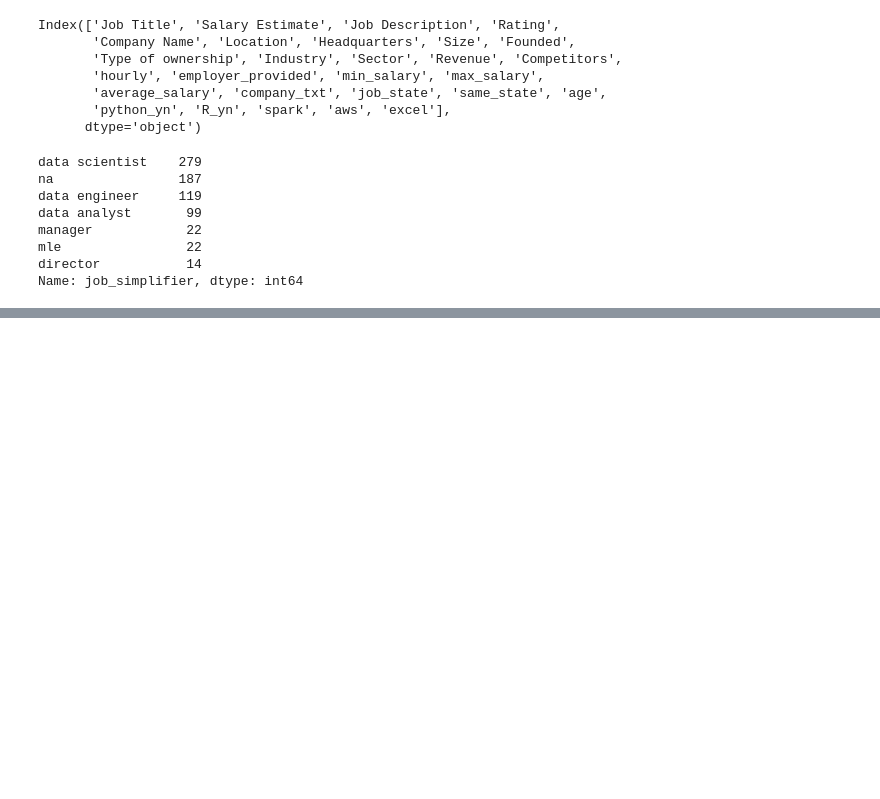
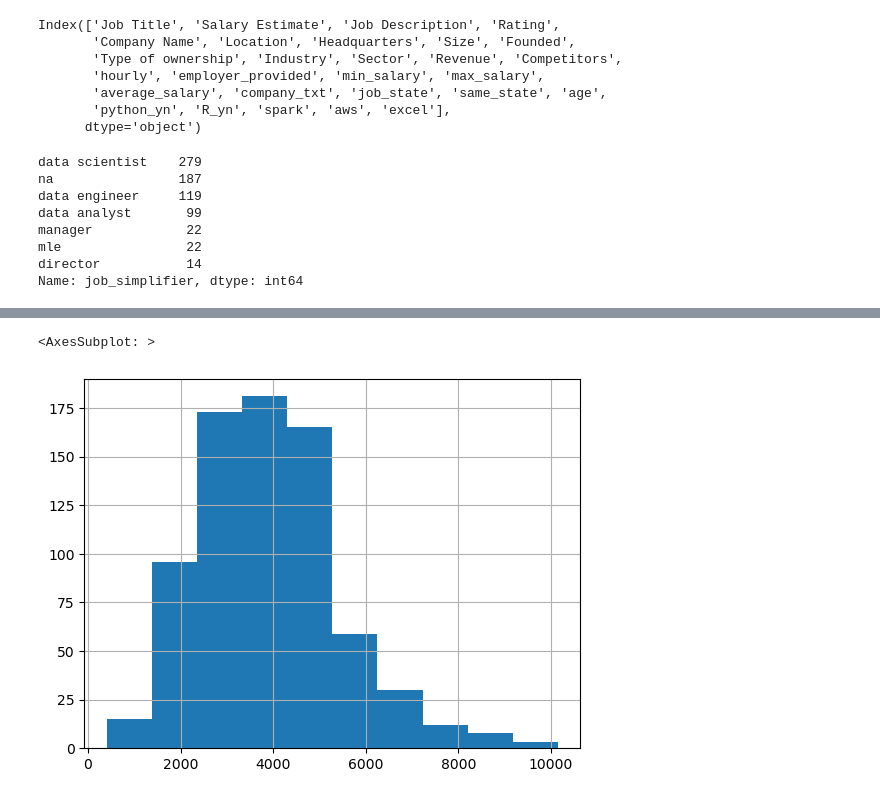
Before and after one commit to Umair-Salim/ds_salary_project, a Jupyter notebook: project.ipynb, the cells around one changed output, grey strips where cells are left out. Saved outputs shown, nothing was run; the diff lists cells and outputs as text; code cells hidden in the pictures; blank space fills up the shorter version.

```diff
--- a/project.ipynb
+++ b/project.ipynb
@@ -151,0 +294,5 @@ Name: job_simplifier, dtype: int64
+# %%
+df.desc_len.hist()
+# %% [output]
+<AxesSubplot: >
+[figure, added]
```
Also changed, not shown: parts of 29 cells of this notebook.
